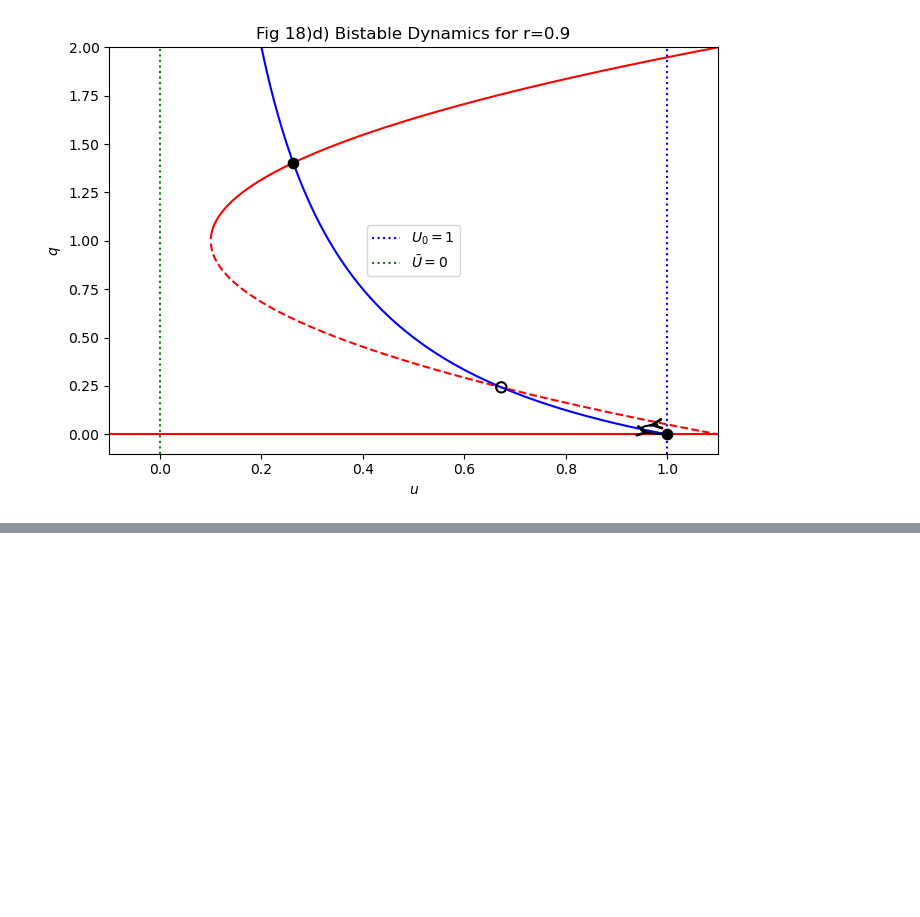
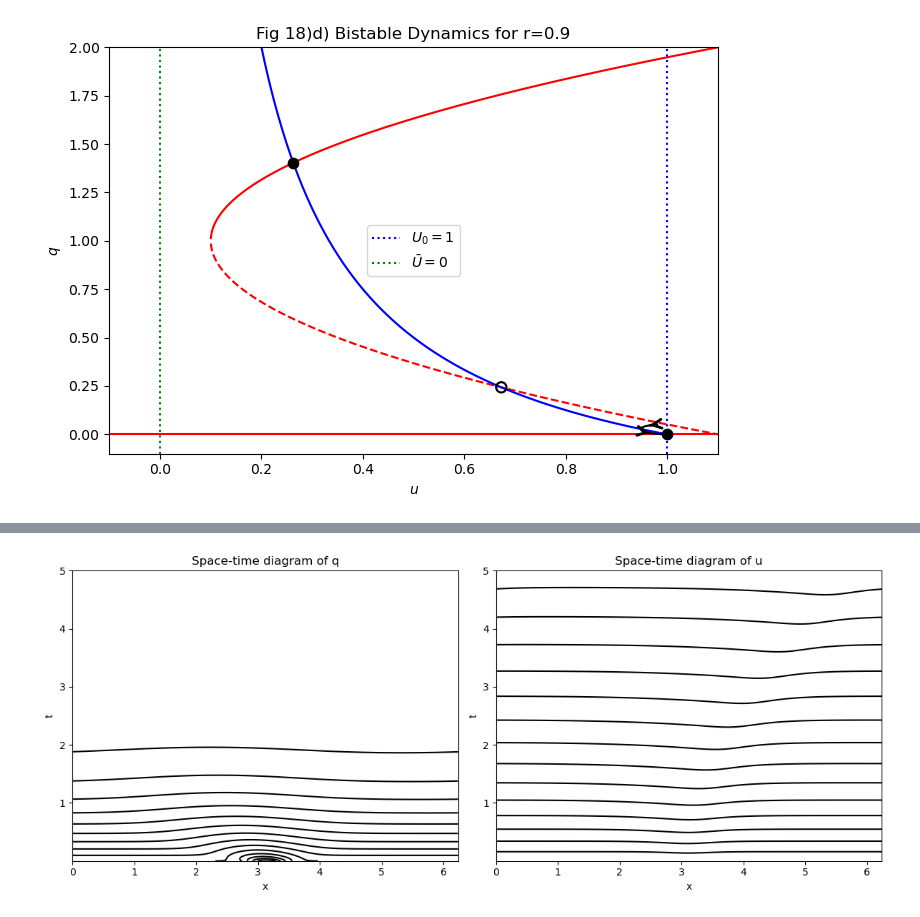
Before and after one commit to phillyyymcd/26-27-Maths-Project, a Jupyter notebook: Philly.ipynb, the cells around one changed output, grey strips where cells are left out. Cells and saved outputs as stored; diff of their text form; code cells hidden in the pictures; blank space fills up the shorter version.

```diff
--- a/Philly.ipynb
+++ b/Philly.ipynb
@@ -206,0 +317,18 @@ plt.show()
+# %%
+fig, ax = plt.subplots(1, 2, figsize=(12, 5))
+
+ax[0].contour(x, t_series, q_series, levels=15,colors='black')
+ax[0].set_xlabel('x')
+ax[0].set_ylabel('t')
+ax[0].set_title('Space-time diagram of q')
+
+ax[1].contour(x, t_series, u_series, levels=15, colors='black')
+
+ax[1].set_xlabel('x')
+ax[1].set_ylabel('t')
+ax[1].set_title('Space-time diagram of u')
+
+plt.tight_layout()
+plt.show()
+# %% [output]
+[figure, added]
```
Also changed, not shown: parts of 4 cells of this notebook.
